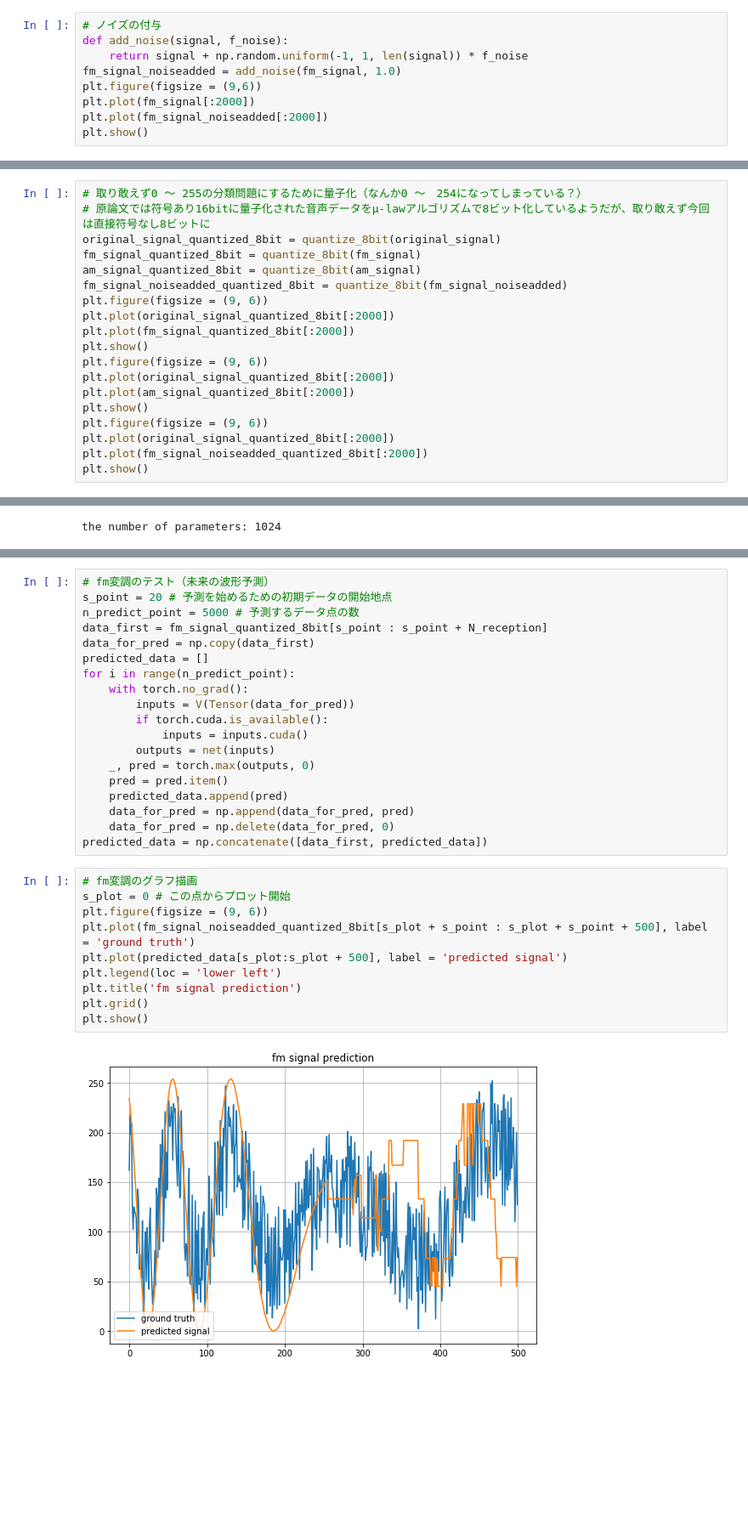
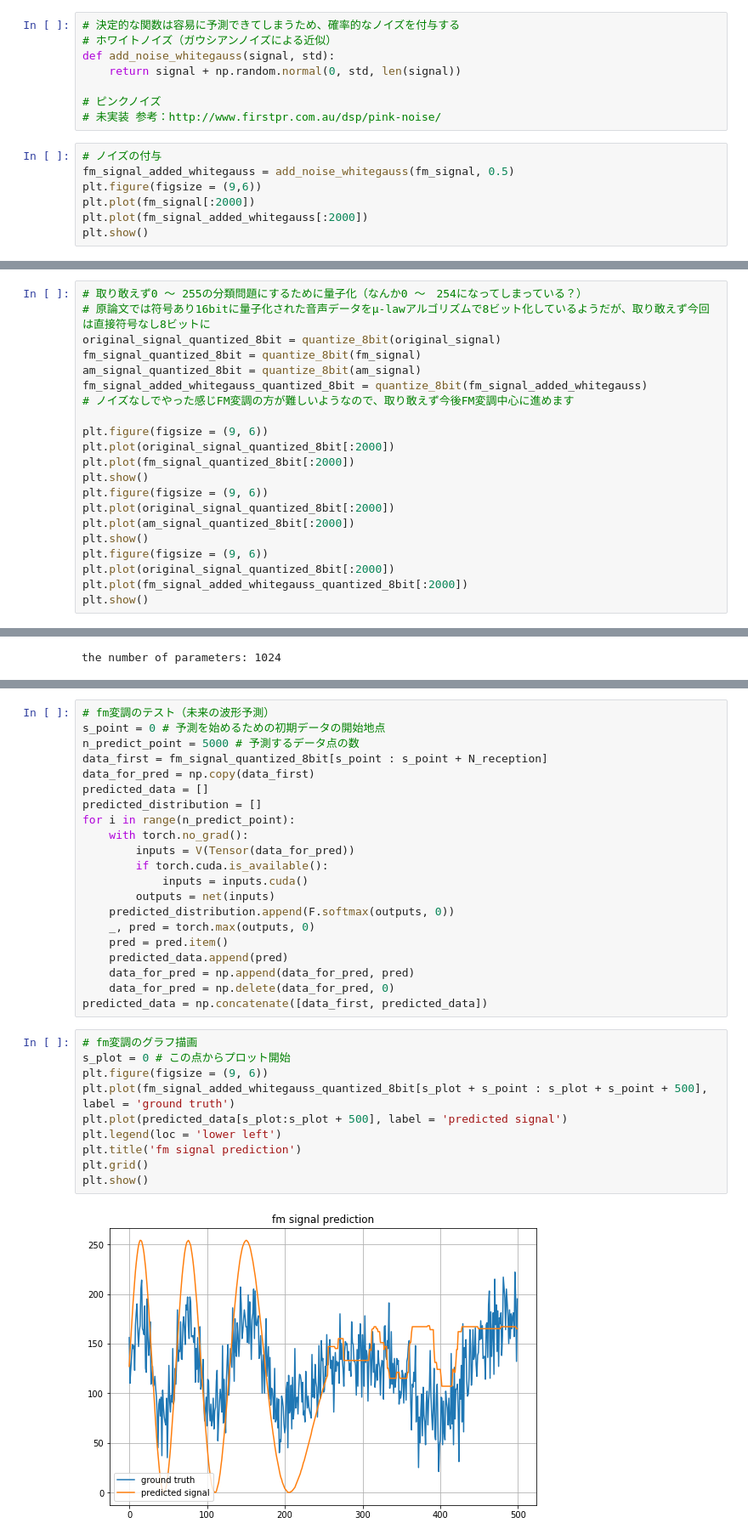
Before and after one commit to cross32768/dilated_conv, a Jupyter notebook: dilated_conv.ipynb, the cells around one changed output, grey strips where cells are left out. Shown: that part at 85% size. Saved outputs shown, nothing was run; the diff lists cells and outputs as text; blank space fills up the shorter version.

```diff
--- a/dilated_conv.ipynb
+++ b/dilated_conv.ipynb
@@ -102,10 +102,16 @@ plt.show()
+# %%
+# 決定的な関数は容易に予測できてしまうため、確率的なノイズを付与する
+# ホワイトノイズ（ガウシアンノイズによる近似）
+def add_noise_whitegauss(signal, std):
+    return signal + np.random.normal(0, std, len(signal))
+
+# ピンクノイズ
+# 未実装 参考：http://www.firstpr.com.au/dsp/pink-noise/
 # %%
 # ノイズの付与
-def add_noise(signal, f_noise):
-    return signal + np.random.uniform(-1, 1, len(signal)) * f_noise
-fm_signal_noiseadded = add_noise(fm_signal, 1.0)
+fm_signal_added_whitegauss = add_noise_whitegauss(fm_signal, 0.5)
 plt.figure(figsize = (9,6))
 plt.plot(fm_signal[:2000])
-plt.plot(fm_signal_noiseadded[:2000])
+plt.plot(fm_signal_added_whitegauss[:2000])
 plt.show()
 # %% [output]
@@ -130,7 +136,9 @@ def quantize_8bit(signal):
 original_signal_quantized_8bit = quantize_8bit(original_signal)
 fm_signal_quantized_8bit = quantize_8bit(fm_signal)
 am_signal_quantized_8bit = quantize_8bit(am_signal)
-fm_signal_noiseadded_quantized_8bit = quantize_8bit(fm_signal_noiseadded)
+fm_signal_added_whitegauss_quantized_8bit = quantize_8bit(fm_signal_added_whitegauss)
+# ノイズなしでやった感じFM変調の方が難しいようなので、取り敢えず今後FM変調中心に進めます
+
 plt.figure(figsize = (9, 6))
 plt.plot(original_signal_quantized_8bit[:2000])
 plt.plot(fm_signal_quantized_8bit[:2000])
@@ -141,7 +149,7 @@ plt.plot(am_signal_quantized_8bit[:2000])
 plt.show()
 plt.figure(figsize = (9, 6))
 plt.plot(original_signal_quantized_8bit[:2000])
-plt.plot(fm_signal_noiseadded_quantized_8bit[:2000])
+plt.plot(fm_signal_added_whitegauss_quantized_8bit[:2000])
 plt.show()
 # %% [output]
 [figure]
@@ -313,16 +322,18 @@ plt.show()
 # %%
 # fm変調のテスト（未来の波形予測）
-s_point = 20 # 予測を始めるための初期データの開始地点
+s_point = 0 # 予測を始めるための初期データの開始地点
 n_predict_point = 5000 # 予測するデータ点の数
 data_first = fm_signal_quantized_8bit[s_point : s_point + N_reception]
 data_for_pred = np.copy(data_first)
 predicted_data = []
+predicted_distribution = []
 for i in range(n_predict_point):
     with torch.no_grad():
         inputs = V(Tensor(data_for_pred))
         if torch.cuda.is_available():
             inputs = inputs.cuda()
         outputs = net(inputs)
+    predicted_distribution.append(F.softmax(outputs, 0))
     _, pred = torch.max(outputs, 0)
     pred = pred.item()
     predicted_data.append(pred)
@@ -332,12 +343,12 @@ predicted_data = np.concatenate([data_first, predicted_data])
 # %%
 # fm変調のグラフ描画
 s_plot = 0 # この点からプロット開始
 plt.figure(figsize = (9, 6))
-plt.plot(fm_signal_noiseadded_quantized_8bit[s_plot + s_point : s_plot + s_point + 500], label = 'ground truth')
+plt.plot(fm_signal_added_whitegauss_quantized_8bit[s_plot + s_point : s_plot + s_point + 500], label = 'ground truth')
 plt.plot(predicted_data[s_plot:s_plot + 500], label = 'predicted signal')
 plt.legend(loc = 'lower left')
 plt.title('fm signal prediction')
 plt.grid()
 plt.show()
 # %% [output]
-[figure, old version]
+[figure, new version]
```
Also changed, not shown: parts of 17 cells of this notebook.
